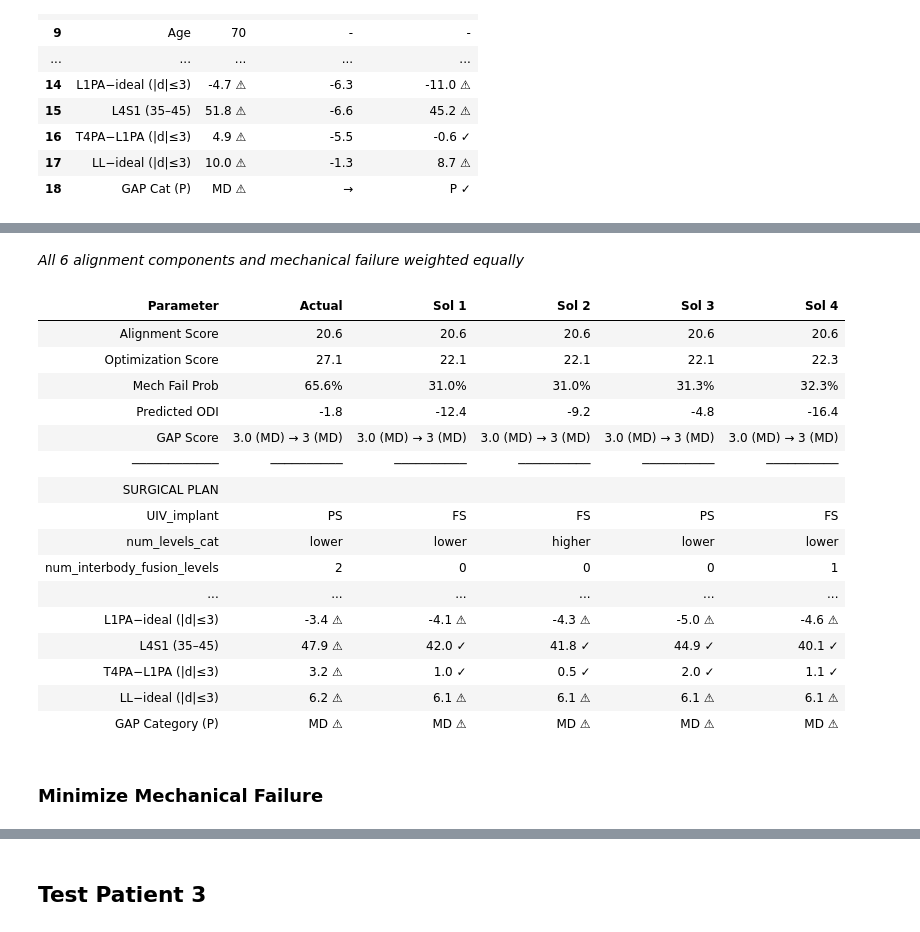
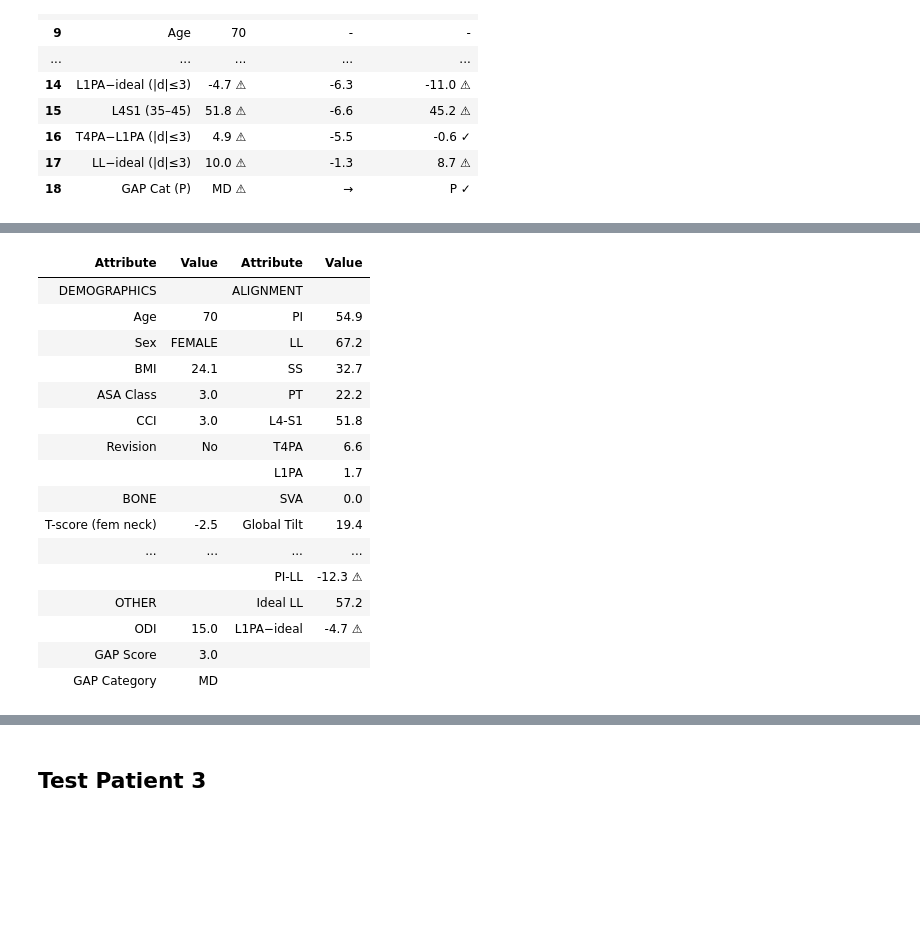
Before and after one commit to 124578-UW/Data-Science-Capstone, a Jupyter notebook: notebooks/03_optimization.ipynb, the cells around one changed output, grey strips where cells are left out. Saved outputs shown, nothing was run; the diff lists cells and outputs as text; code cells hidden in the pictures; blank space fills up the shorter version.

Commit message:
update optimization views, constraints

```diff
--- a/notebooks/03_optimization.ipynb
+++ b/notebooks/03_optimization.ipynb
@@ -31,7 +31,7 @@ pd.set_option('display.max_columns', None)
 # GA Configuration — change these to control optimization
 # =============================================================================
 POP_SIZE  = 100   # GA population size
-N_GEN     = 10    # Number of generations
+N_GEN     = 20    # Number of generations
 SEED      = 42    # Random seed for reproducibility
 TOP_N     = 4     # Number of diverse solutions to display
 SCORE_TOL = 5     # Score window around best for diversity selection
@@ -320,0 +308,21 @@ ALIGNMENT PARAMETERS: PREOP → POSTOP (ACTUAL)
+# %%
+# Build x vector for the actual surgical plan (from holdout data)
+holdout_row = holdout_df[holdout_df["id"] == PATIENT_ID].iloc[0]
+actual_x = []
+for var_spec in config.DECISION_VAR_SPECS:
+    col = var_spec["col_name"]
+    val = holdout_row[col]
+    if var_spec.get("categorical", False):
+        actual_x.append(var_spec["choices"].index(val))
+    else:
+        actual_x.append(int(val))
+actual_x = np.array(actual_x)
+
+disp.display_patient_preop(patient_fixed, patient_id=PATIENT_ID)
+
+# Evaluate actual plan with equal weights for a neutral baseline
+actual_eval = ou.evaluate_solution(
+    actual_x, patient_fixed, delta_bundles, mech_fail_bundle,
+    weights=runs.PRESETS["equal"]["weights"], odi_bundle=ODI_bundle
+)
+disp.display_best_per_scenario(all_results, patient_fixed, actual_eval, SCENARIOS)
@@ -560,19 +597,12 @@ for var_spec in config.DECISION_VAR_SPECS:
         actual_x_2.append(int(val))
 actual_x_2 = np.array(actual_x_2)
 
-# Display each scenario: actual plan (highlighted) + top diverse optimized plans
-for key in SCENARIOS:
-    r = all_results_2[key]
-    preset = runs.PRESETS[key]
-    weights = preset["weights"]
+disp.display_patient_preop(patient_fixed_2, patient_id=PATIENT_ID_2)
 
-    # Evaluate the actual plan with this scenario's weights
-    actual_eval_2 = ou.evaluate_solution(
-        actual_x_2, patient_fixed_2, delta_bundles, mech_fail_bundle,
-        weights=weights, odi_bundle=ODI_bundle
-    )
-
-    display(Markdown(f"### {r['label']}"))
-    display(Markdown(f"*{preset['description']}*"))
-    disp.display_solutions_with_actual(r["diverse_df"], patient_fixed_2, actual_eval_2)
+# Evaluate actual plan with equal weights for a neutral baseline
+actual_eval_2 = ou.evaluate_solution(
+    actual_x_2, patient_fixed_2, delta_bundles, mech_fail_bundle,
+    weights=runs.PRESETS["equal"]["weights"], odi_bundle=ODI_bundle
+)
+disp.display_best_per_scenario(all_results_2, patient_fixed_2, actual_eval_2, SCENARIOS)
 # %% [output]
@@ -580,19 +610,17 @@ for key in SCENARIOS:
-*All 6 alignment components and mechanical failure weighted equally*
-| Parameter | Actual | Sol 1 | Sol 2 | Sol 3 | Sol 4 |
-| Alignment Score | 20.6 | 20.6 | 20.6 | 20.6 | 20.6 |
-| Optimization Score | 27.1 | 22.1 | 22.1 | 22.1 | 22.3 |
-| Mech Fail Prob | 65.6% | 31.0% | 31.0% | 31.3% | 32.3% |
-| Predicted ODI | -1.8 | -12.4 | -9.2 | -4.8 | -16.4 |
-| GAP Score | 3.0 (MD) → 3 (MD) | 3.0 (MD) → 3 (MD) | 3.0 (MD) → 3 (MD) | 3.0 (MD) → 3 (MD) | 3.0 (MD) → 3 (MD) |
-| ──────────── | ────────── | ────────── | ────────── | ────────── | ────────── |
-| SURGICAL PLAN |  |  |  |  |  |
-| UIV_implant | PS | FS | FS | PS | FS |
-| num_levels_cat | lower | lower | higher | lower | lower |
-| num_interbody_fusion_levels | 2 | 0 | 0 | 0 | 1 |
-| ... | ... | ... | ... | ... | ... |
-| L1PA−ideal (|d|≤3) | -3.4 ⚠ | -4.1 ⚠ | -4.3 ⚠ | -5.0 ⚠ | -4.6 ⚠ |
-| L4S1 (35–45) | 47.9 ⚠ | 42.0 ✓ | 41.8 ✓ | 44.9 ✓ | 40.1 ✓ |
-| T4PA−L1PA (|d|≤3) | 3.2 ⚠ | 1.0 ✓ | 0.5 ✓ | 2.0 ✓ | 1.1 ✓ |
-| LL−ideal (|d|≤3) | 6.2 ⚠ | 6.1 ⚠ | 6.1 ⚠ | 6.1 ⚠ | 6.1 ⚠ |
-| GAP Category (P) | MD ⚠ | MD ⚠ | MD ⚠ | MD ⚠ | MD ⚠ |
+| Attribute | Value | Attribute | Value |
+| DEMOGRAPHICS |  | ALIGNMENT |  |
+| Age | 70 | PI | 54.9 |
+| Sex | FEMALE | LL | 67.2 |
+| BMI | 24.1 | SS | 32.7 |
+| ASA Class | 3.0 | PT | 22.2 |
+| CCI | 3.0 | L4-S1 | 51.8 |
+| Revision | No | T4PA | 6.6 |
+|  |  | L1PA | 1.7 |
+| BONE |  | SVA | 0.0 |
+| T-score (fem neck) | -2.5 | Global Tilt | 19.4 |
+| ... | ... | ... | ... |
+|  |  | PI-LL | -12.3 ⚠ |
+| OTHER |  | Ideal LL | 57.2 |
+| ODI | 15.0 | L1PA−ideal | -4.7 ⚠ |
+| GAP Score | 3.0 |  |  |
+| GAP Category | MD |  |  |
-### Minimize Mechanical Failure
```
Also changed, not shown: parts of 31 cells of this notebook, 4 other files.
